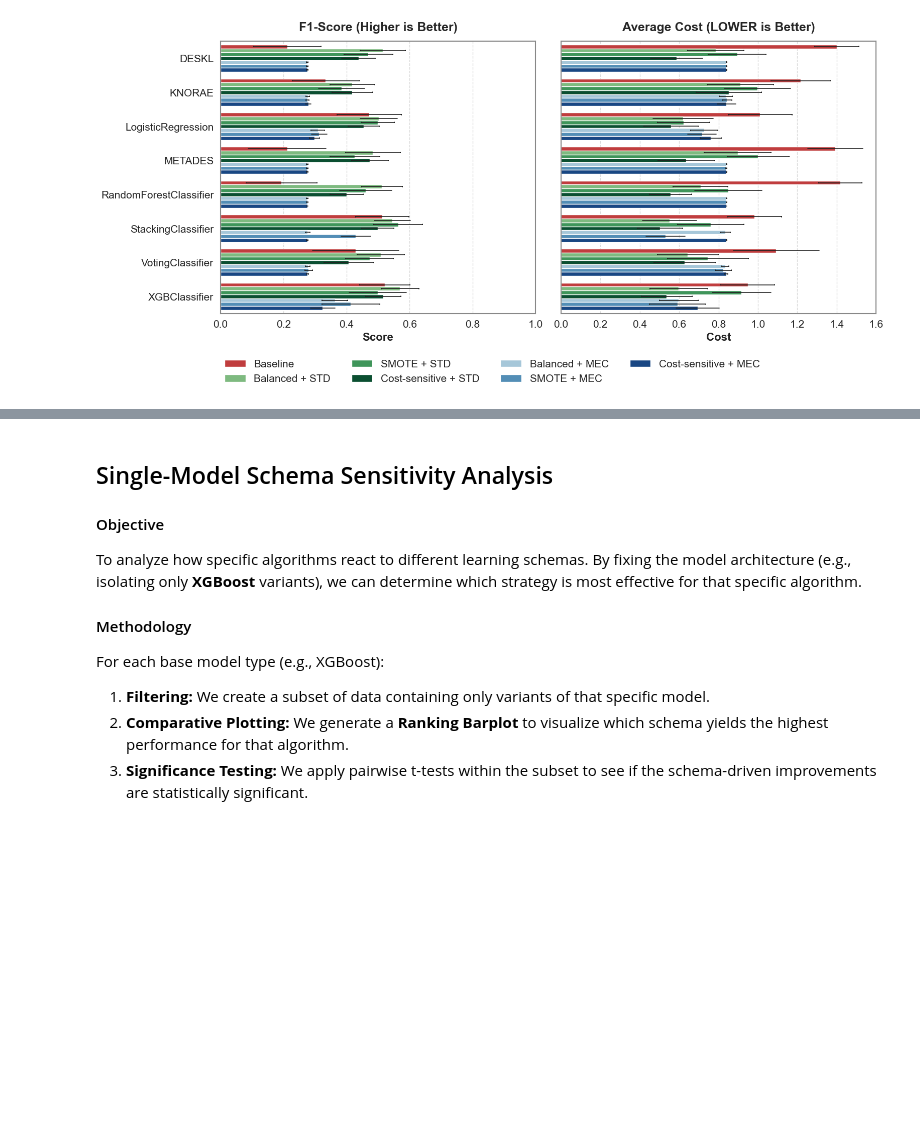
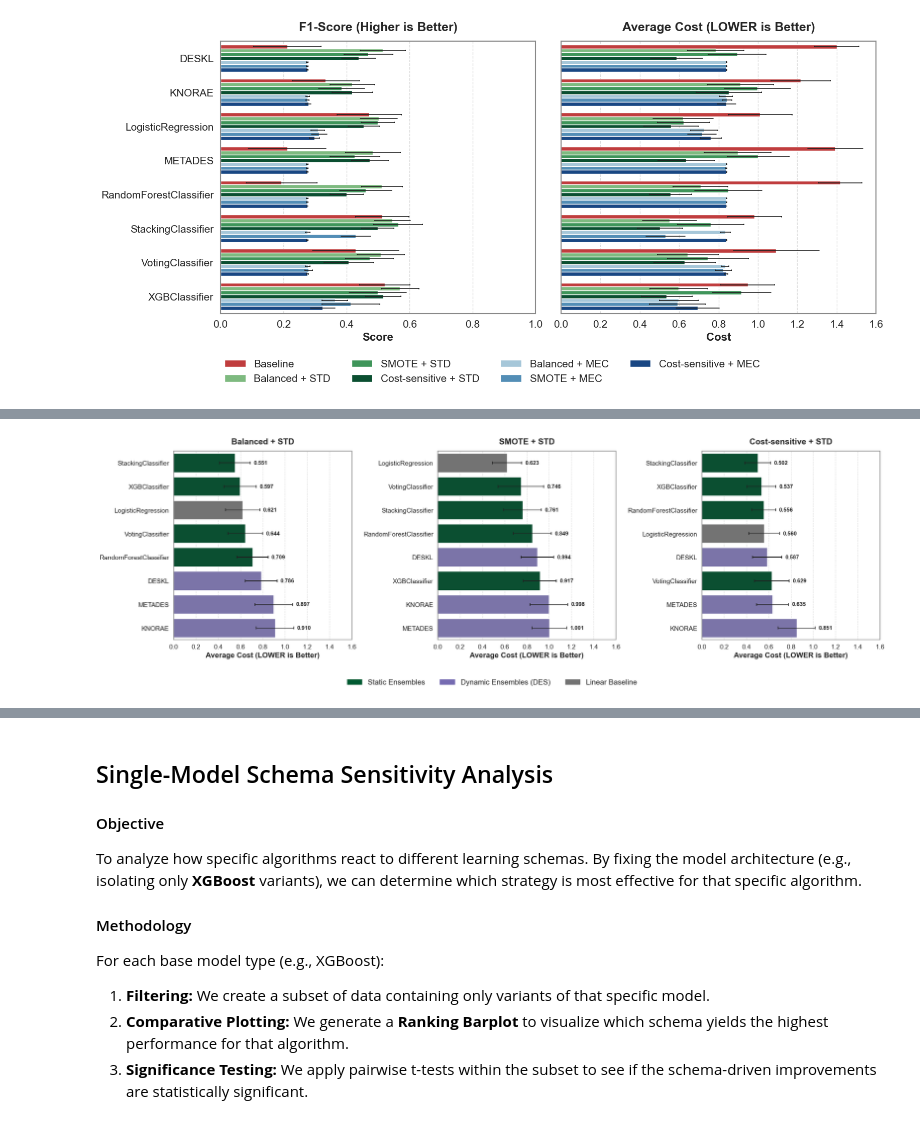
Before and after one commit to LeonardoSaccotelli/Cost-Sensitive-Learning-For-Myocardial-Infarction-Mortality-Prediction, a Jupyter notebook: notebooks/5.3-ls-EV-experimental_schemas_comparison_presentation.ipynb, the cells around one changed output, grey strips where cells are left out. Cells and saved outputs as stored; diff of their text form; code cells hidden in the pictures; blank space fills up the shorter version.

```diff
--- a/notebooks/5.3-ls-EV-experimental_schemas_comparison_presentation.ipynb
+++ b/notebooks/5.3-ls-EV-experimental_schemas_comparison_presentation.ipynb
@@ -756,7 +744,7 @@ plt.rcParams.update({
     "ytick.labelsize": 15
 })
 
-fig, axes = plt.subplots(nrows=1, ncols=3, figsize=(16, 8), sharey=True)
+fig, axes = plt.subplots(nrows=1, ncols=3, figsize=(20, 8), sharey=True)
 
 # Fix the metrics
 metrics = ["precision", "recall", "average_cost"]
@@ -956,0 +820,96 @@ plt.show()
+# %%
+# Select the experiment to compare
+experiments = {
+    "csl_balanced__standard": "Balanced + STD",
+    "smote_auto__standard": "SMOTE + STD",
+    "csl_fp1_fn10__standard": "Cost-sensitive + STD"
+}
+
+# Filter and sort the dataframe
+df_slide4 = generalization_df[generalization_df['experiment_name'].isin(experiments.keys())].copy()
+
+# Map each model to its family
+def assign_family(model_name):
+    if model_name in ['StackingClassifier', 'XGBClassifier', 'RandomForestClassifier', 'VotingClassifier']:
+        return 'Static Ensembles'
+    elif model_name in ['DESKL', 'METADES', 'KNORAE']:
+        return 'Dynamic Ensembles (DES)'
+    else:
+        return 'Linear Baseline' # LogisticRegression
+
+df_slide4['model_family'] = df_slide4['model_no_alias'].apply(assign_family)
+
+# Set the style
+sns.set_theme(style="whitegrid")
+plt.rcParams.update({
+    "font.size": 14,
+    "axes.labelsize": 16,
+    "axes.titlesize": 18,
+    "xtick.labelsize": 14,
+    "ytick.labelsize": 14
+})
+
+fig, axes = plt.subplots(nrows=1, ncols=3, figsize=(24, 8), sharey=False)
+
+family_colors = {
+    'Static Ensembles': '#005a32',           # Dark Green
+    'Dynamic Ensembles (DES)': '#756bb1',    # Purple
+    'Linear Baseline': '#737373'             # Grey
+}
+
+for i, (exp_key, exp_title) in enumerate(experiments.items()):
+    ax = axes[i]
+    df_exp = df_slide4[df_slide4['experiment_name'] == exp_key].copy()
+
+    model_means = df_exp.groupby('model_no_alias')['average_cost'].mean().sort_values(ascending=True)
+    model_order = model_means.index.tolist()
+
+    sns.barplot(
+        data=df_exp,
+        x='average_cost',
+        y='model_no_alias',
+        hue='model_family',
+        order=model_order,
+        dodge=False,
+        palette=family_colors,
+        ax=ax,
+        errorbar='sd',
+        capsize=0.1,
+        err_kws={'linewidth': 1.5, 'color': '#212121'}
+    )
+
+    ax.set_title(exp_title, fontweight="bold", pad=15)
+    ax.set_xlabel("Average Cost (LOWER is Better)", fontweight="bold")
+    ax.set_ylabel('')
+
+    for idx, model in enumerate(model_order):
+        mean_val = df_exp[df_exp['model_no_alias'] == model]['average_cost'].mean()
+        std_val = df_exp[df_exp['model_no_alias'] == model]['average_cost'].std()
+
+        ax.text(mean_val + std_val + 0.03, idx,
+                f'{mean_val:.3f}',
+                ha='left', va='center', fontweight='bold', fontsize=12)
+
+    for spine in ax.spines.values():
+        spine.set_visible(True)
+        spine.set_color('#888888')
+        spine.set_linewidth(1.5)
+
+    ax.yaxis.grid(False)
+    ax.xaxis.grid(True, linestyle='--', alpha=0.7)
+
+    ax.set_xlim(0, 1.6)
+
+    if ax.get_legend() is not None:
+        ax.get_legend().remove()
+
+plt.tight_layout(rect=[0, 0.12, 1, 1])
+
+handles = [plt.Rectangle((0,0),1,1, color=family_colors[label]) for label in family_colors.keys()]
+fig.legend(handles, family_colors.keys(),
+           loc="lower center", ncol=3, fontsize=16, frameon=False, bbox_to_anchor=(0.5, 0.02))
+
+plt.savefig(f"{FIGURES_EXP_SCHEMA_COMPARISON_PRESENTATION_DIR}/slide4_std_settings_static_des_average_cost.png", dpi=300, bbox_inches="tight")
+plt.show()
+# %% [output]
+[figure, added]
```
Also changed, not shown: parts of 29 cells of this notebook.
